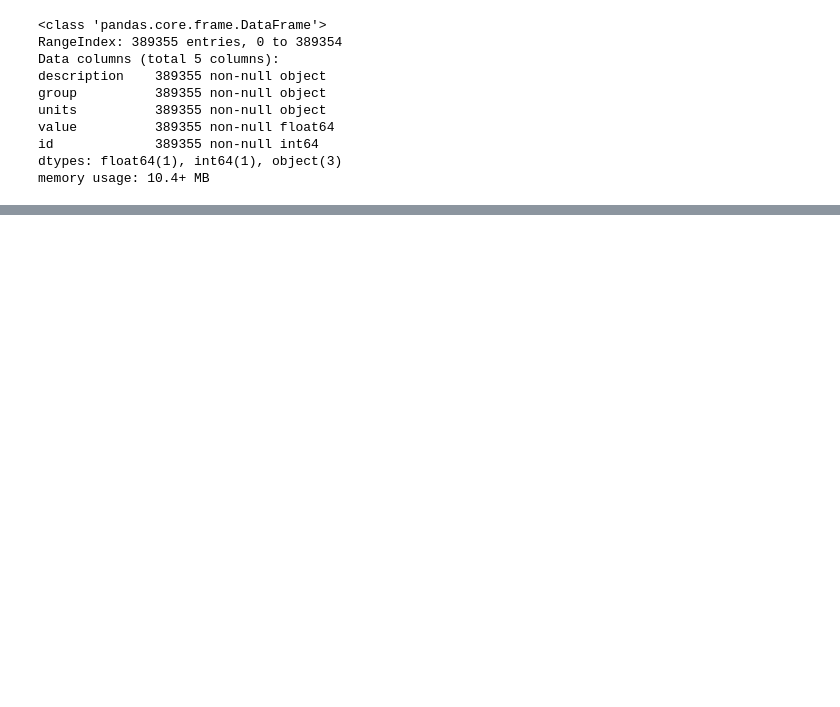
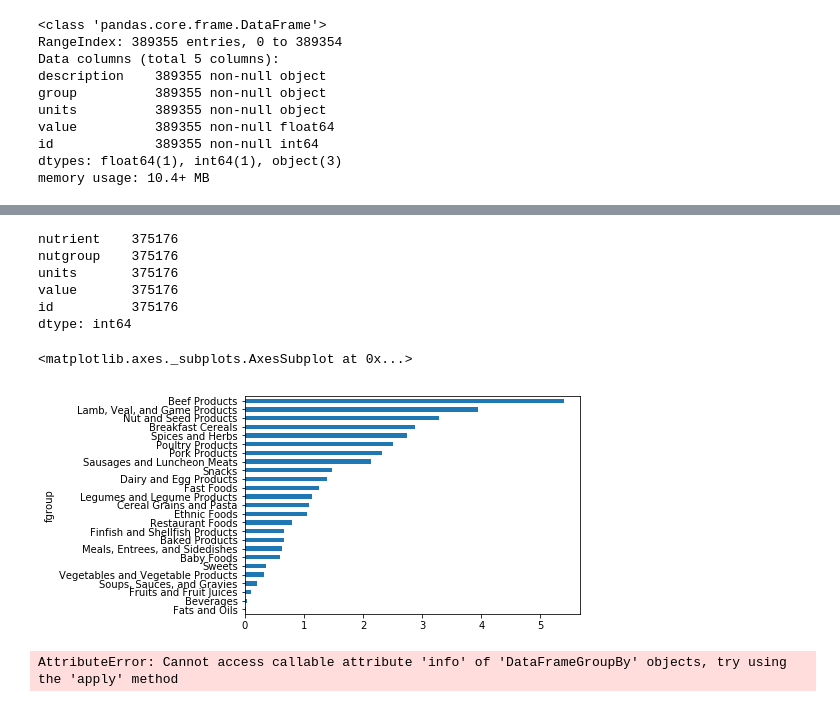
Before and after one commit to Joey-Hu/pythonForData, a Jupyter notebook: USDA_food_datasets.ipynb, the cells around one changed output, grey strips where cells are left out. Cells and saved outputs as stored; diff of their text form; code cells hidden in the pictures; blank space fills up the shorter version.

```diff
--- a/USDA_food_datasets.ipynb
+++ b/USDA_food_datasets.ipynb
@@ -124,0 +135,3 @@ memory usage: 10.4+ MB
+# %%
+info = info.rename(columns=col_mapping, copy=False)
+info.info()
@@ -124,0 +148,7 @@ memory usage: 10.4+ MB
+# %%
+col_mapping = {
+    'description':'nutrient',
+    'group':'nutgroup'}
+# %%
+nutrients = nutrients.rename(columns=col_mapping, copy=False)
+nutrients.info()
@@ -124,0 +195,26 @@ memory usage: 10.4+ MB
+# %%
+ndata = info.merge(nutrients, on='id', how='outer')
+nutrients.count()
+# ndata[:55]
+# ndata.info()
+# ndata[ndata['id']==1008].count()
+# %% [output]
+nutrient    375176
+nutgroup    375176
+units       375176
+value       375176
+id          375176
+dtype: int64
+# %%
+# 图形化
+result = ndata.groupby(['nutrient','fgroup'])['value'].quantile(0.5)
+# result['Zinc, Zn'].order().plot(kind='barh')
+Series.sort_values(result['Zinc, Zn']).plot(kind='barh')
+# %% [output]
+<matplotlib.axes._subplots.AxesSubplot at 0x...>
+[figure, added]
+# %%
+result = ndata.groupby(['nutgroup', 'nutrient'])
+get_maximum = lambda x:x.xs()
+# %% [output]
+AttributeError: Cannot access callable attribute 'info' of 'DataFrameGroupBy' objects, try using the 'apply' method
```
Also changed, not shown: parts of 10 cells of this notebook.
